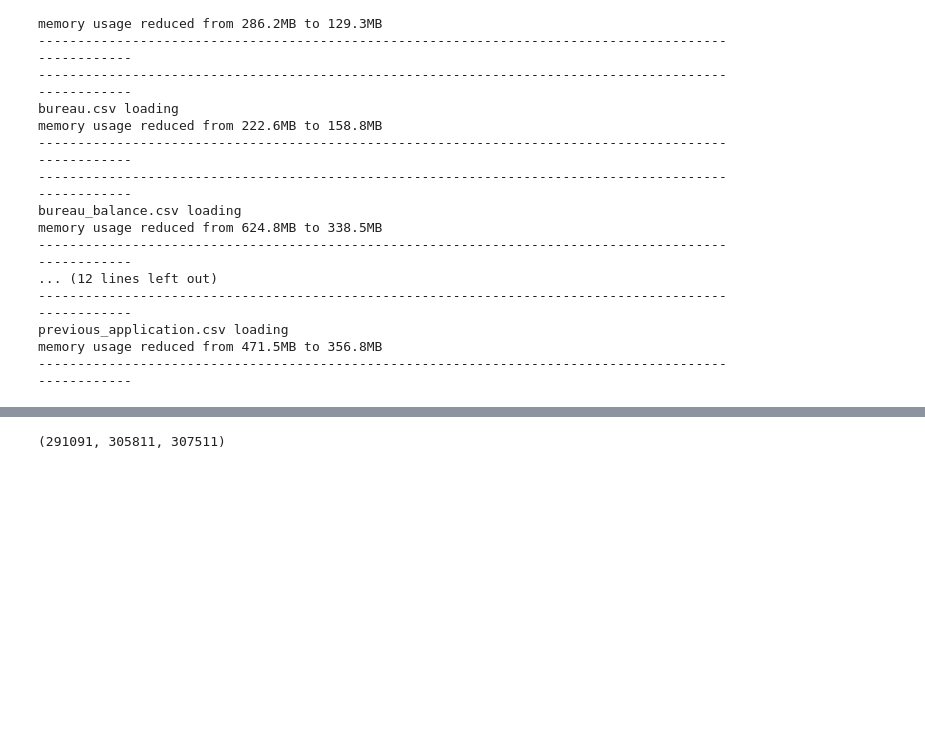
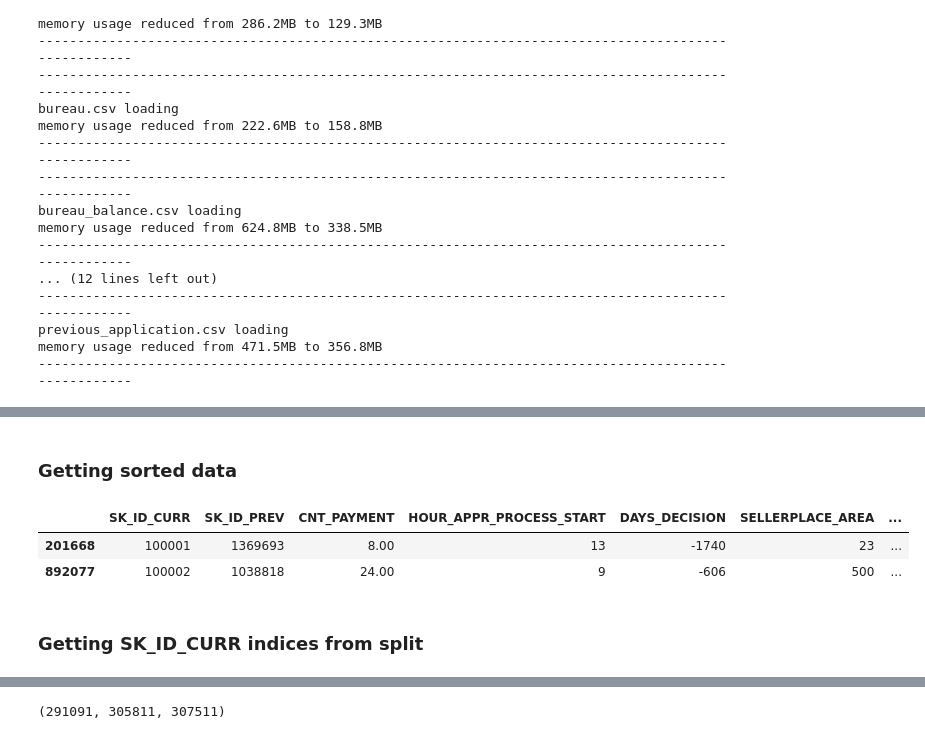
Before and after one commit to malgorzatakolka/HomeCreditDefaultRisk, a Jupyter notebook: Engineering.ipynb, the cells around one changed output, grey strips where cells are left out. Saved outputs shown, nothing was run; the diff lists cells and outputs as text; code cells hidden in the pictures; blank space fills up the shorter version.

```diff
--- a/Engineering.ipynb
+++ b/Engineering.ipynb
@@ -129,0 +419,22 @@ memory usage reduced from 471.5MB to 356.8MB
+# %% [markdown]
+### Getting sorted data
+# %%
+# Getting columns of intrest from EDA
+columns_of_interest = ['SK_ID_CURR', 'SK_ID_PREV','CNT_PAYMENT', 'HOUR_APPR_PROCESS_START', 'DAYS_DECISION',
+ 'SELLERPLACE_AREA', 'DAYS_FIRST_DRAWING', 'DAYS_LAST_DUE_1ST_VERSION',
+ 'DAYS_FIRST_DUE', 'DAYS_TERMINATION', 'DAYS_LAST_DUE', 'RATE_INTEREST_PRIMARY',
+ 'PRODUCT_COMBINATION', 'NAME_YIELD_GROUP', 'NAME_CONTRACT_STATUS', 'CODE_REJECT_REASON',
+ 'CHANNEL_TYPE', 'NAME_PRODUCT_TYPE', 'NAME_GOODS_CATEGORY', 'NAME_SELLER_INDUSTRY', 'NAME_CASH_LOAN_PURPOSE',
+ 'NAME_PORTFOLIO', 'NAME_CONTRACT_TYPE', 'NAME_PAYMENT_TYPE',
+ 'NAME_CLIENT_TYPE', 'NAME_TYPE_SUITE', 'WEEKDAY_APPR_PROCESS_START', 'FLAG_LAST_APPL_PER_CONTRACT', 'NFLAG_LAST_APPL_IN_DAY']
+
+# Reading in the data
+previous = reduce_memory_usage(pd.read_csv('previous_application.csv'))[columns_of_interest]
+
+# Sort values by SK_ID_CURR and days since the decision about last credit
+previous = previous.sort_values(by=['SK_ID_CURR', 'DAYS_DECISION'], ascending=True)
+previous.head(2)
+# %% [output]
+|  | SK_ID_CURR | SK_ID_PREV | CNT_PAYMENT | HOUR_APPR_PROCESS_START | DAYS_DECISION | SELLERPLACE_AREA | ... |
+| 201668 | 100001 | 1369693 | 8.00 | 13 | -1740 | 23 | ... |
+| 892077 | 100002 | 1038818 | 24.00 | 9 | -606 | 500 | ... |
@@ -129,0 +444,2 @@ memory usage reduced from 471.5MB to 356.8MB
+# %% [markdown]
+### Getting SK_ID_CURR indices from split
```
Also changed, not shown: parts of 211 cells of this notebook.
